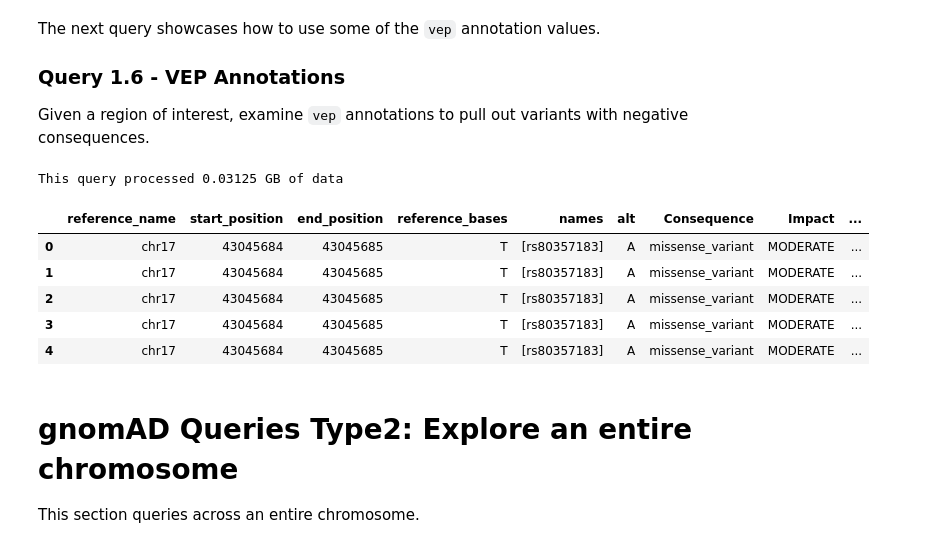
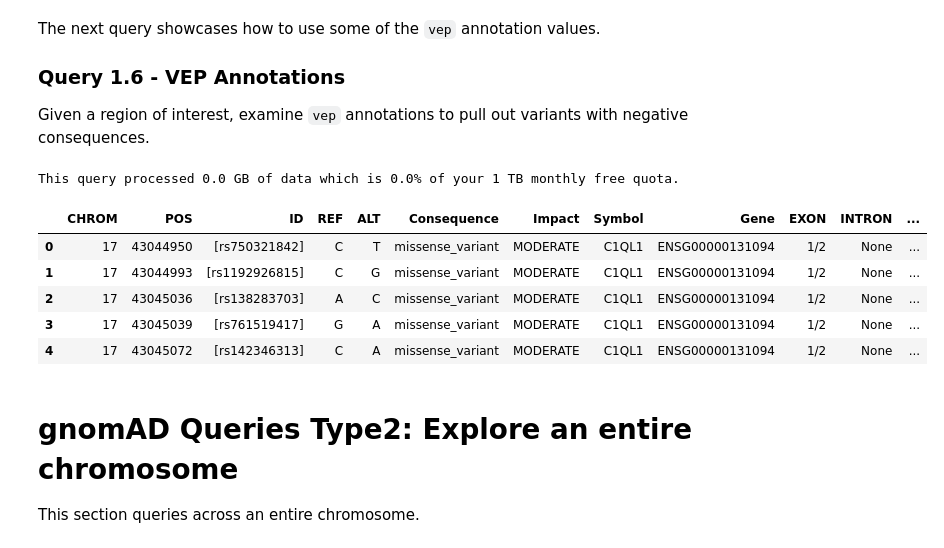
Before and after one commit to googlegenomics/gcp-variant-transforms, a Jupyter notebook: docs/sample_queries/gnomad/gnomad.ipynb, the cells around one changed output. Cells and saved outputs as stored; diff of their text form; code cells hidden in the pictures.

```diff
--- a/docs/sample_queries/gnomad/gnomad.ipynb
+++ b/docs/sample_queries/gnomad/gnomad.ipynb
@@ -104,4 +104,13 @@ print('Running Region (Type 1) queries on gnomAD version: {}, chromosome: {}, ge
     chromosome_region,
     gene_symbol_region
 ))
+
+if gnomad_version_region.startswith('v3'):
+  # Variant type (snv, indel, multi-snv, multi-indel, or mixed) is stored under difference columns in V2 and V3
+  variant_type_col = 'variant_type'
+  extra_columns = ''
+else:
+  variant_type_col = 'alternate_bases. allele_type'
+  # These vep columns only exist in V2
+  extra_columns = 'vep.STRAND AS STRAND, vep.Protein_position AS Protein_pos,'
 # %% [output]
@@ -473,36 +490,39 @@ The next query showcases how to use some of the `vep` annotation values.
 Given a region of interest, examine `vep` annotations to pull out variants with negative consequences.
 # %%
 query_template = """
-SELECT reference_name,
-       start_position,
-       end_position,
-       reference_bases,
-       names,
-       alternate_bases.alt AS alt,
+SELECT reference_name AS CHROM,
+       start_position AS POS,
+       names AS ID,
+       reference_bases AS REF,
+       alternate_bases.alt AS ALT,
        vep.Consequence AS Consequence,
        vep.IMPACT AS Impact,
        vep.SYMBOL AS Symbol,
-       vep.Gene AS Gene
+       vep.Gene AS Gene,
+       vep.EXON AS EXON,
+       vep.INTRON AS INTRON,
+       {EXTRA_COLS}
 FROM `bigquery-public-data.gnomAD.{GNOMAD_VER}__{CHROM}` AS main_table,
      main_table.alternate_bases AS alternate_bases,
      alternate_bases.vep AS vep
 WHERE start_position >= {X} AND start_position <= {Y} AND
       REGEXP_CONTAINS(vep.Consequence, r"missense_variant")
 ORDER BY start_position, reference_bases
 """
 query = query_template.format(GNOMAD_VER=gnomad_version_region,
-                              CHROM=chromosome_region, X=x, Y=y)
+                              CHROM=chromosome_region,
+                              EXTRA_COLS=extra_columns, X=x, Y=y)
 
 neg_variants = run_query(query)
 neg_variants.head()
 # %% [output]
-This query processed 0.03125 GB of data
+This query processed 0.0 GB of data which is 0.0% of your 1 TB monthly free quota.
-|  | reference_name | start_position | end_position | reference_bases | names | alt | Consequence | Impact | ... |
-| 0 | chr17 | 43045684 | 43045685 | T | [rs80357183] | A | missense_variant | MODERATE | ... |
-| 1 | chr17 | 43045684 | 43045685 | T | [rs80357183] | A | missense_variant | MODERATE | ... |
-| 2 | chr17 | 43045684 | 43045685 | T | [rs80357183] | A | missense_variant | MODERATE | ... |
-| 3 | chr17 | 43045684 | 43045685 | T | [rs80357183] | A | missense_variant | MODERATE | ... |
-| 4 | chr17 | 43045684 | 43045685 | T | [rs80357183] | A | missense_variant | MODERATE | ... |
+|  | CHROM | POS | ID | REF | ALT | Consequence | Impact | Symbol | Gene | EXON | INTRON | ... |
+| 0 | 17 | 43044950 | [rs750321842] | C | T | missense_variant | MODERATE | C1QL1 | ENSG00000131094 | 1/2 | None | ... |
+| 1 | 17 | 43044993 | [rs1192926815] | C | G | missense_variant | MODERATE | C1QL1 | ENSG00000131094 | 1/2 | None | ... |
+| 2 | 17 | 43045036 | [rs138283703] | A | C | missense_variant | MODERATE | C1QL1 | ENSG00000131094 | 1/2 | None | ... |
+| 3 | 17 | 43045039 | [rs761519417] | G | A | missense_variant | MODERATE | C1QL1 | ENSG00000131094 | 1/2 | None | ... |
+| 4 | 17 | 43045072 | [rs142346313] | C | A | missense_variant | MODERATE | C1QL1 | ENSG00000131094 | 1/2 | None | ... |
 # %% [markdown]
 # gnomAD Queries Type2: Explore an entire chromosome
 
```
Also changed, not shown: parts of 34 cells of this notebook.
